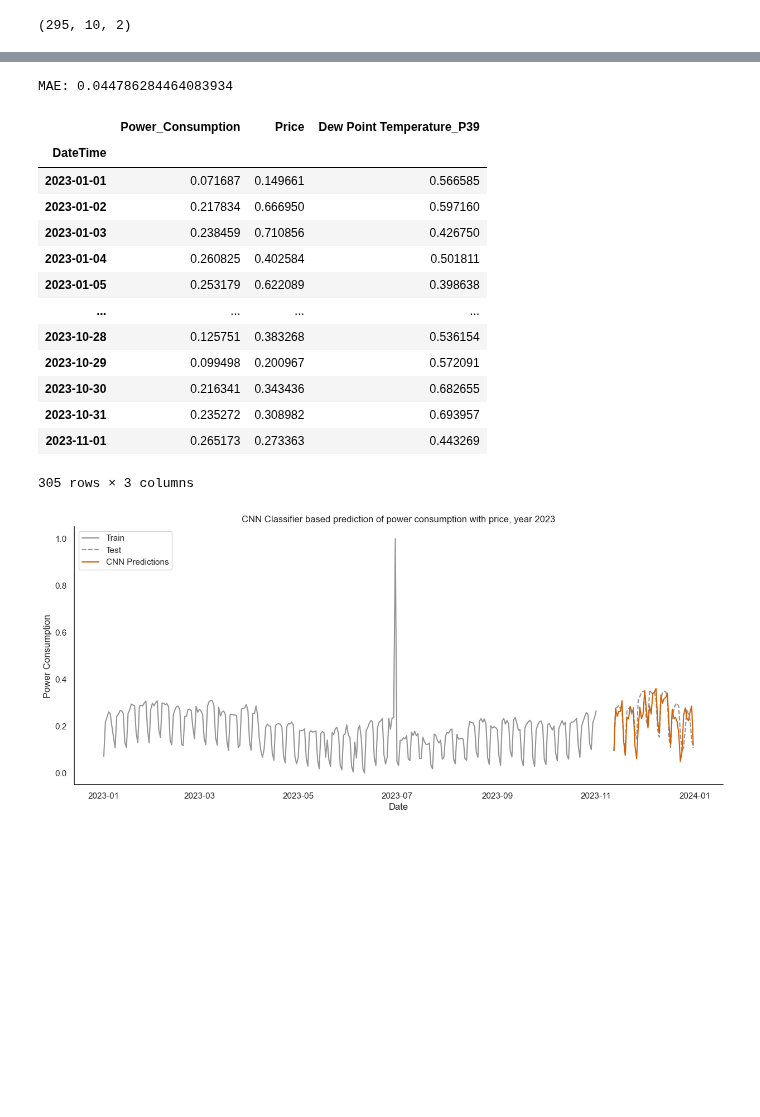
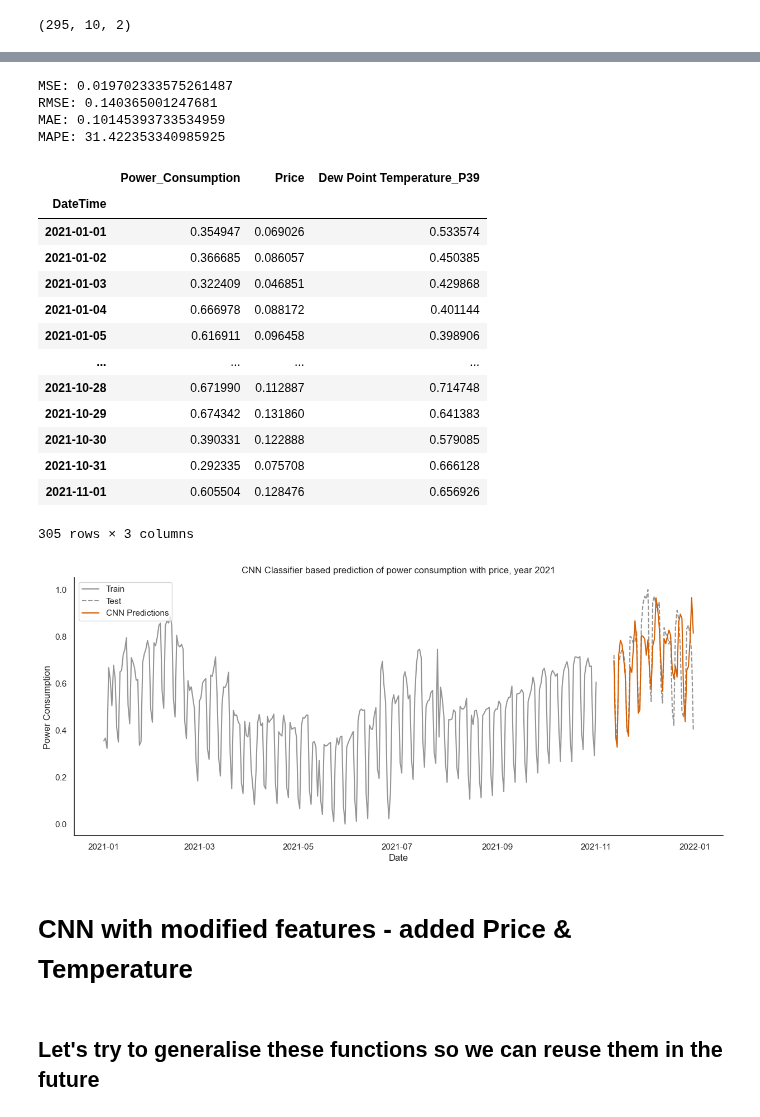
Before and after one commit to iot-lnu/Research-KalmarEnergy, a Jupyter notebook: KE_CNN.ipynb, the cells around one changed output, grey strips where cells are left out. Drawn from its saved outputs; the diff is of its cells as text; code cells hidden in the pictures; blank space fills up the shorter version.

```diff
--- a/KE_CNN.ipynb
+++ b/KE_CNN.ipynb
@@ -18,8 +19,10 @@ import seaborn as sns
 # %% [markdown]
 # Set some global variables to be used within this notebook
 # %%
-year = "2023"
+year = "2021"
 points_to_predict = 60
+# Define number of time steps to look back to for the model (this is a bit more than a week then)
+look_back = 10
 # %% [markdown]
 # Load the pre-computed commercial-only dataframe for a specific year specified above
 # %%
@@ -210,25 +246,49 @@ WARNING:tensorflow:5 out of the last 9 calls to <function Model.make_predict_fun
 # %%
 # Compute MAE
 mae = mean_absolute_error(y_test, predictions)
-print(f'MAE: {mae}')
+
+
+# Calculate MSE
+mse= mean_squared_error(y_test, predictions)
+
+# Calculate RMSE
+rmse = np.sqrt(mean_squared_error(y_test, predictions))
+
+# Calculate MAE
+mae = mean_absolute_error(y_test, predictions)
+
+# Calculate MAPE
+def mean_absolute_percentage_error(y_true, y_pred):
+    return np.mean(np.abs((y_true - y_pred) / y_true)) * 100
+
+mape = mean_absolute_percentage_error(y_test, predictions)
+
+
+print(f"MSE: {mse}")
+print(f"RMSE: {rmse}")
+print(f"MAE: {mae}")
+print(f"MAPE: {mape}")
 # %% [output]
-MAE: 0.044786284464083934
+MSE: 0.019702333575261487
+RMSE: 0.140365001247681
+MAE: 0.10145393733534959
+MAPE: 31.422353340985925
 # %%
 train
 # %% [output]
 |  | Power_Consumption | Price | Dew Point Temperature_P39 |
 | DateTime |  |  |  |
-| 2023-01-01 | 0.071687 | 0.149661 | 0.566585 |
-| 2023-01-02 | 0.217834 | 0.666950 | 0.597160 |
-| 2023-01-03 | 0.238459 | 0.710856 | 0.426750 |
-| 2023-01-04 | 0.260825 | 0.402584 | 0.501811 |
-| 2023-01-05 | 0.253179 | 0.622089 | 0.398638 |
+| 2021-01-01 | 0.354947 | 0.069026 | 0.533574 |
+| 2021-01-02 | 0.366685 | 0.086057 | 0.450385 |
+| 2021-01-03 | 0.322409 | 0.046851 | 0.429868 |
+| 2021-01-04 | 0.666978 | 0.088172 | 0.401144 |
+| 2021-01-05 | 0.616911 | 0.096458 | 0.398906 |
 | ... | ... | ... | ... |
-| 2023-10-28 | 0.125751 | 0.383268 | 0.536154 |
-| 2023-10-29 | 0.099498 | 0.200967 | 0.572091 |
-| 2023-10-30 | 0.216341 | 0.343436 | 0.682655 |
-| 2023-10-31 | 0.235272 | 0.308982 | 0.693957 |
-| 2023-11-01 | 0.265173 | 0.273363 | 0.443269 |
+| 2021-10-28 | 0.671990 | 0.112887 | 0.714748 |
+| 2021-10-29 | 0.674342 | 0.131860 | 0.641383 |
+| 2021-10-30 | 0.390331 | 0.122888 | 0.579085 |
+| 2021-10-31 | 0.292335 | 0.075708 | 0.666128 |
+| 2021-11-01 | 0.605504 | 0.128476 | 0.656926 |
 305 rows × 3 columns
 # %%
 # Initialize Seaborn plot design
@@ -238,35 +298,39 @@ sns.set_style("white")
 fig, ax = plt.subplots(figsize=(15,6))
 
 # Convert y_test to pandas series
-y_test_pd = pd.Series(y_test, index=test.index[look_back:])
-predictions = pd.Series(predictions, index=test.index[look_back:])
+y_test_pd = pd.Series(y_test.flatten(), index=test.index[look_back:])
+predictions = pd.Series(predictions.flatten(), index=test.index[look_back:])
 
 # "Husl" palette
 palette = sns.color_palette('colorblind')
 
 # Plot the training data
 sns.lineplot(x=train.index, y=train.Power_Consumption, label='Train', ax=ax, color=palette[7])
 
 # Plot the testing data
 sns.lineplot(x=y_test_pd.index, y=y_test_pd, label='Test', ax=ax, color=palette[7], linestyle="--")
 
 # Plot the predictions
 sns.lineplot(x=predictions.index, y=predictions, label='CNN Predictions', ax=ax, color=palette[3])
 
 # Turn off the right and top spines
 ax.spines['right'].set_visible(False)
 ax.spines['top'].set_visible(False)
 
 # Setting plot title and labels
 ax.set_title('CNN Classifier based prediction of power consumption with price, year ' + year)
 ax.set_xlabel('Date')
 ax.set_ylabel('Power Consumption')
 
 # Setting legend
 ax.legend(loc='upper left')
 
 
 plt.savefig('figures/CNN_prediction_'+year+'_with_price.pdf')
 plt.show()
 # %% [output]
-[figure, old version]
+[figure, new version]
+# %% [markdown]
+# CNN with modified features - added Price & Temperature
+# %% [markdown]
+## Let's try to generalise these functions so we can reuse them in the future
```
Also changed, not shown: parts of 13 cells of this notebook.
